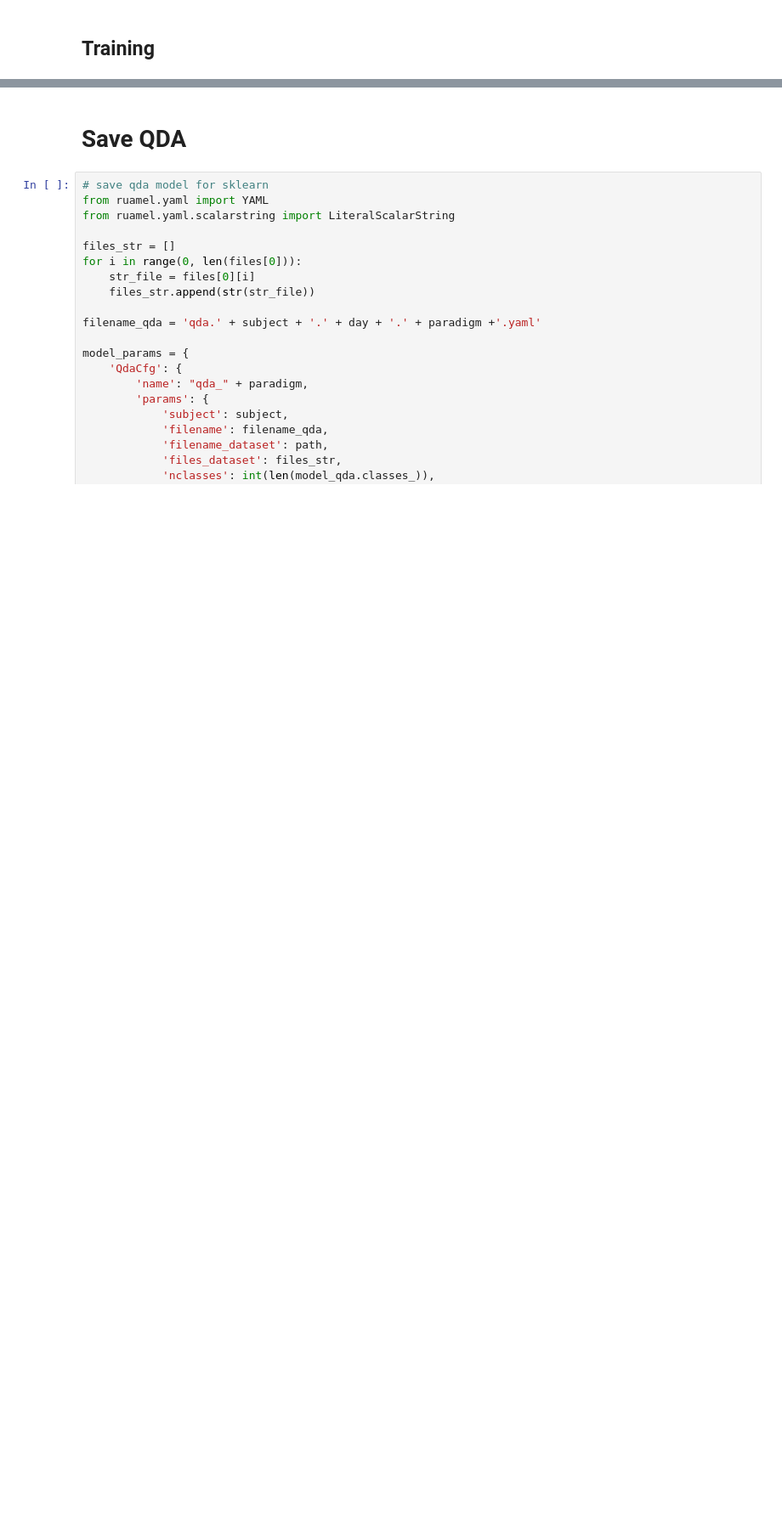
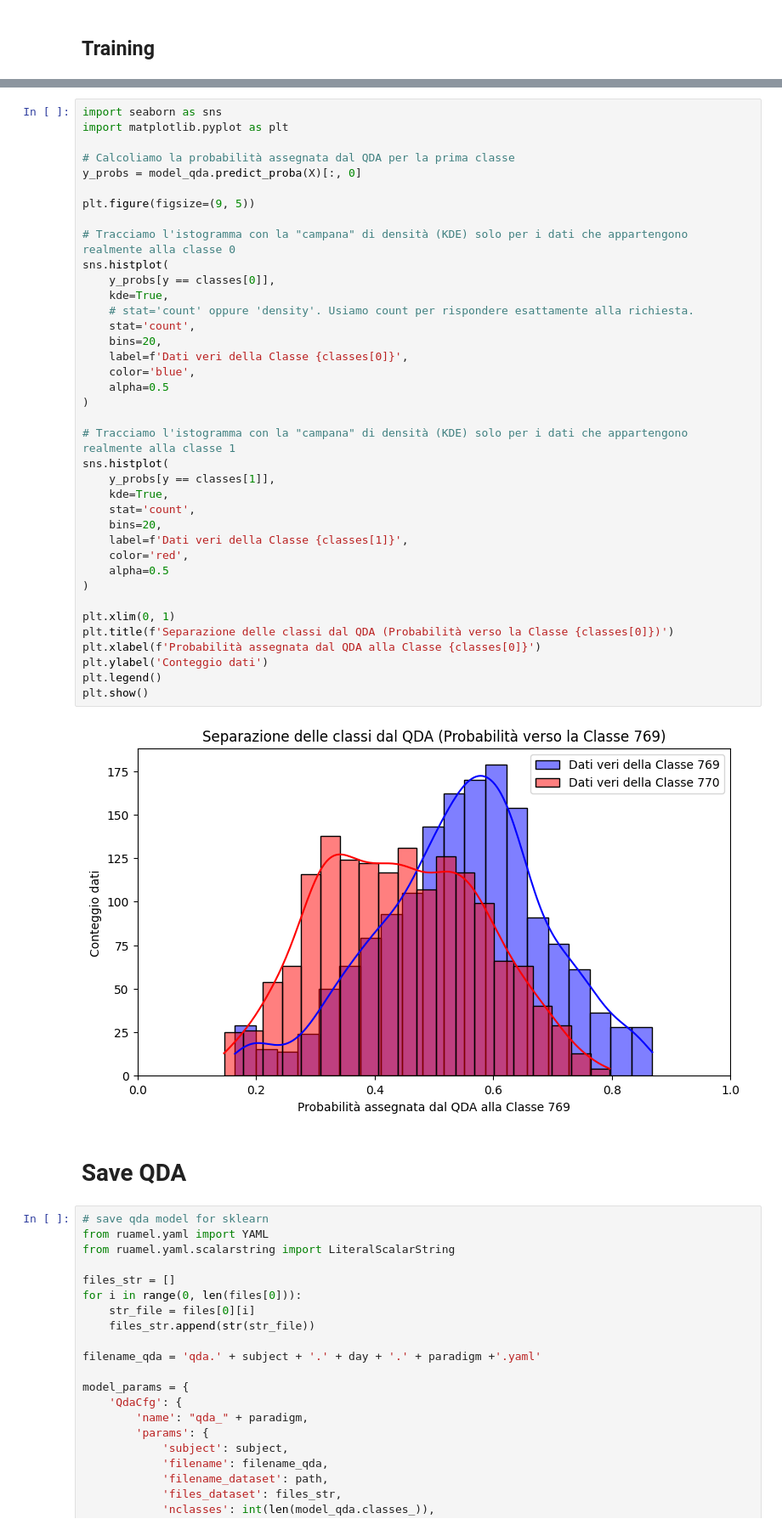
Before and after one commit to neurorobotics-iaslab/qda_cvsa, a Jupyter notebook: create_qda/create_qda.ipynb, the cells around one changed output, grey strips where cells are left out. Shown at 85% size. Saved outputs shown, nothing was run; the diff lists cells and outputs as text; blank space fills up the shorter version.

```diff
--- a/create_qda/create_qda.ipynb
+++ b/create_qda/create_qda.ipynb
@@ -260,3 +260,43 @@ Integrated:  2400  percentual:  1.0 %
+# %%
+import seaborn as sns
+import matplotlib.pyplot as plt
+
+# Calcoliamo la probabilità assegnata dal QDA per la prima classe
+y_probs = model_qda.predict_proba(X)[:, 0]
+
+plt.figure(figsize=(9, 5))
+
+# Tracciamo l'istogramma con la "campana" di densità (KDE) solo per i dati che appartengono realmente alla classe 0
+sns.histplot(
+    y_probs[y == classes[0]],
+    kde=True,
+    # stat='count' oppure 'density'. Usiamo count per rispondere esattamente alla richiesta.
+    stat='count',
+    bins=20,
+    label=f'Dati veri della Classe {classes[0]}',
+    color='blue',
+    alpha=0.5
+)
+
+# Tracciamo l'istogramma con la "campana" di densità (KDE) solo per i dati che appartengono realmente alla classe 1
+sns.histplot(
+    y_probs[y == classes[1]],
+    kde=True,
+    stat='count',
+    bins=20,
+    label=f'Dati veri della Classe {classes[1]}',
+    color='red',
+    alpha=0.5
+)
+
+plt.xlim(0, 1)
+plt.title(f'Separazione delle classi dal QDA (Probabilità verso la Classe {classes[0]})')
+plt.xlabel(f'Probabilità assegnata dal QDA alla Classe {classes[0]}')
+plt.ylabel('Conteggio dati')
+plt.legend()
+plt.show()
+# %% [output]
+[figure, added]
 # %% [markdown]
 # Save QDA
 # %%
```
Also changed, not shown: parts of 3 cells of this notebook, 2 other files.
